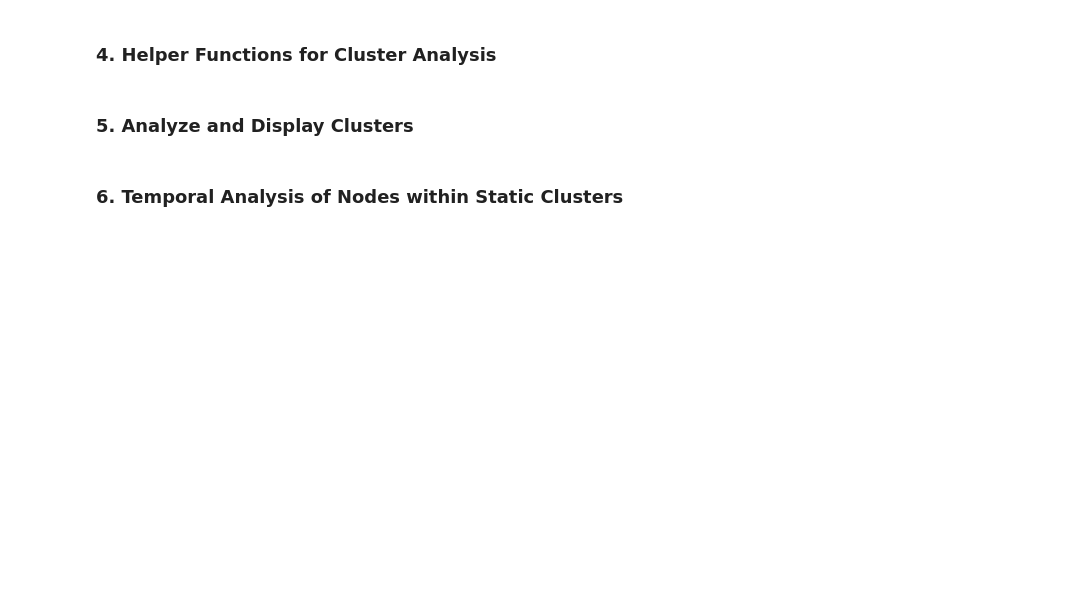
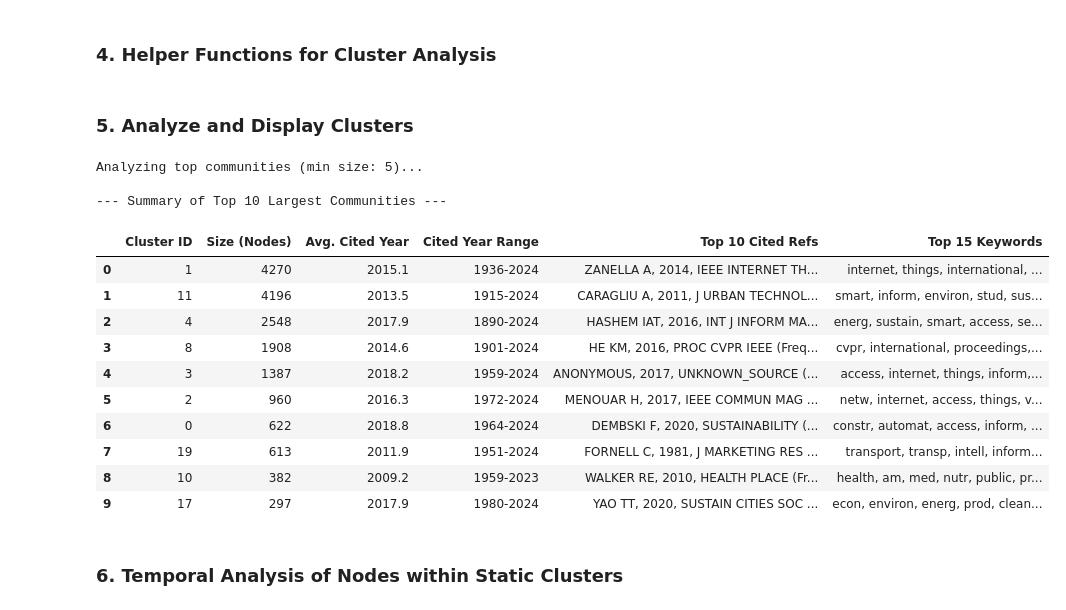
Before and after one commit to youngjour/literature_review_co-citation_graph, a Jupyter notebook: co-citation_clustering.ipynb, the cells around one changed output. Saved outputs shown, nothing was run; the diff lists cells and outputs as text; code cells hidden in the pictures; blank space fills up the shorter version.

```diff
--- a/co-citation_clustering.ipynb
+++ b/co-citation_clustering.ipynb
@@ -223,23 +361,44 @@ def get_cluster_details(graph, partition_map, min_size_for_analysis, num_top_pap
 # %%
 if G_lcc is not None and num_communities > 0:
     cluster_summary_df = get_cluster_details(
         G_lcc,
         partition,
         MIN_CLUSTER_SIZE_FOR_ANALYSIS,
         NUMBER_OF_TOP_PAPERS_PER_CLUSTER,
         NUMBER_OF_TOP_KEYWORDS_PER_CLUSTER,
         STOPWORDS
     )
 
     print(f"\n--- Summary of Top {min(NUMBER_OF_TOP_CLUSTERS_TO_SHOW, len(cluster_summary_df))} Largest Communities ---")
     if not cluster_summary_df.empty:
         # To display long text fields better in pandas
         pd.set_option('display.max_colwidth', 200)
+        # In a Jupyter environment, display() works well. In a .py script, you'd print.
+        # For .py script, you might want to print: print(cluster_summary_df.head(NUMBER_OF_TOP_CLUSTERS_TO_SHOW).to_string())
+        # For Jupyter:
+        from IPython.display import display
         display(cluster_summary_df.head(NUMBER_OF_TOP_CLUSTERS_TO_SHOW))
     else:
         print("No clusters met the minimum size for analysis.")
+elif G_lcc is not None and G_lcc.number_of_edges() == 0:
+    print("No communities to analyze as the graph (LCC) has no edges.")
 else:
-    print("\nNo communities to analyze.")
+    print("No communities to analyze (graph may be empty or no communities detected).")
+# %% [output]
+Analyzing top communities (min size: 5)...
+
+--- Summary of Top 10 Largest Communities ---
+|  | Cluster ID | Size (Nodes) | Avg. Cited Year | Cited Year Range | Top 10 Cited Refs | Top 15 Keywords |
+| 0 | 1 | 4270 | 2015.1 | 1936-2024 | ZANELLA A, 2014, IEEE INTERNET TH... | internet, things, international, ... |
+| 1 | 11 | 4196 | 2013.5 | 1915-2024 | CARAGLIU A, 2011, J URBAN TECHNOL... | smart, inform, environ, stud, sus... |
+| 2 | 4 | 2548 | 2017.9 | 1890-2024 | HASHEM IAT, 2016, INT J INFORM MA... | energ, sustain, smart, access, se... |
+| 3 | 8 | 1908 | 2014.6 | 1901-2024 | HE KM, 2016, PROC CVPR IEEE (Freq... | cvpr, international, proceedings,... |
+| 4 | 3 | 1387 | 2018.2 | 1959-2024 | ANONYMOUS, 2017, UNKNOWN_SOURCE (... | access, internet, things, inform,... |
+| 5 | 2 | 960 | 2016.3 | 1972-2024 | MENOUAR H, 2017, IEEE COMMUN MAG ... | netw, internet, access, things, v... |
+| 6 | 0 | 622 | 2018.8 | 1964-2024 | DEMBSKI F, 2020, SUSTAINABILITY (... | constr, automat, access, inform, ... |
+| 7 | 19 | 613 | 2011.9 | 1951-2024 | FORNELL C, 1981, J MARKETING RES ... | transport, transp, intell, inform... |
+| 8 | 10 | 382 | 2009.2 | 1959-2023 | WALKER RE, 2010, HEALTH PLACE (Fr... | health, am, med, nutr, public, pr... |
+| 9 | 17 | 297 | 2017.9 | 1980-2024 | YAO TT, 2020, SUSTAIN CITIES SOC ... | econ, environ, energ, prod, clean... |
 # %% [markdown]
 ### 6. Temporal Analysis of Nodes within Static Clusters
 # %%
```
Also changed, not shown: parts of 11 cells of this notebook.
